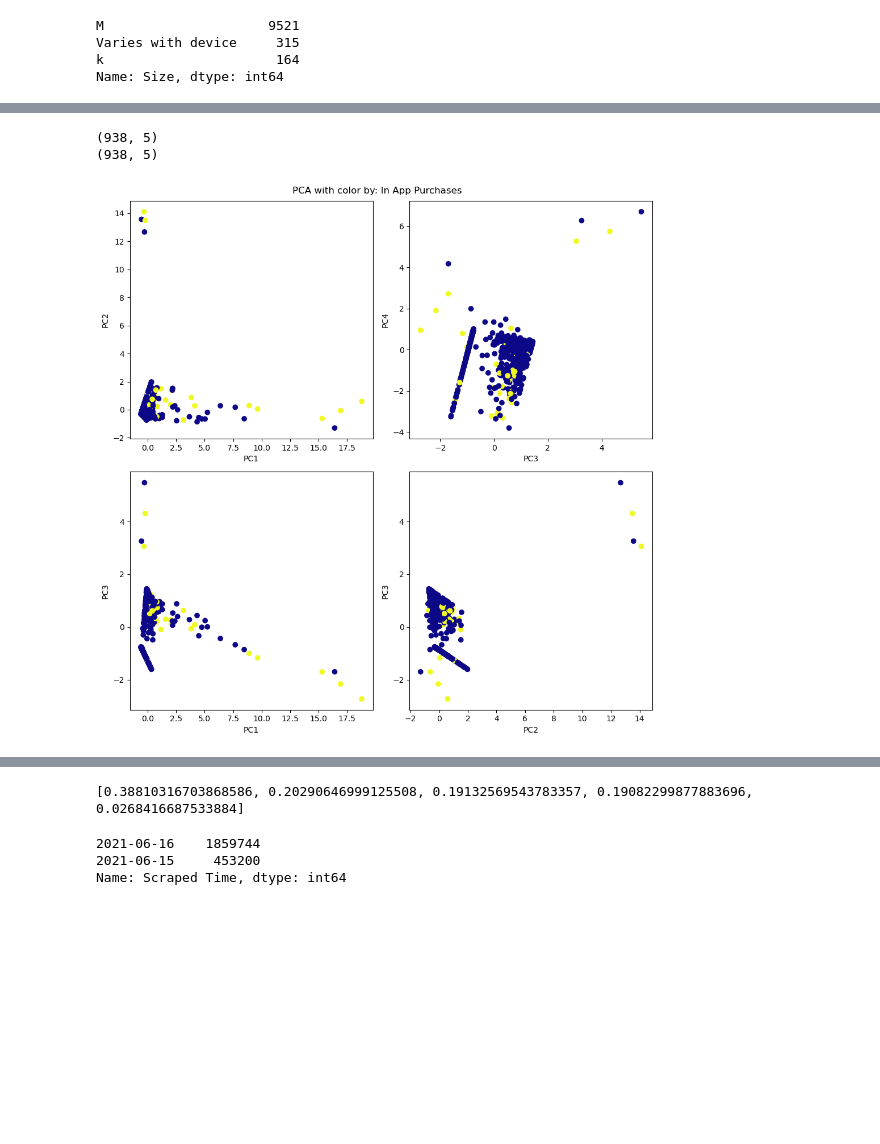
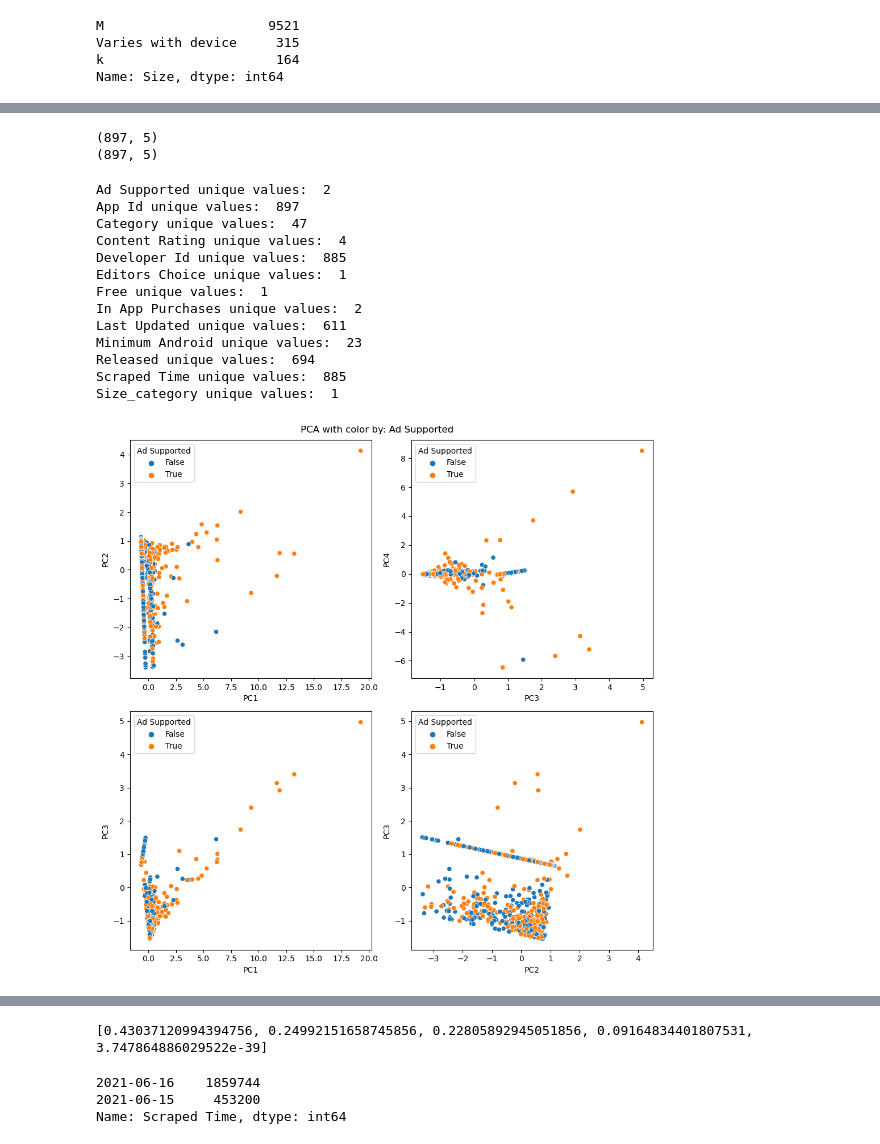
Before and after one commit to LSpekschoor/SDP_PO_123, a Jupyter notebook: Analyse-merged.ipynb, the cells around one changed output, grey strips where cells are left out. Saved outputs shown, nothing was run; the diff lists cells and outputs as text; code cells hidden in the pictures; blank space fills up the shorter version.

Commit message:
ran all code, enhanced PCA with colors for up to 10 categorical values.

```diff
--- a/Analyse-merged.ipynb
+++ b/Analyse-merged.ipynb
@@ -60,17 +60,17 @@ Name: Size, dtype: int64
 # %%
 #Separate quantitative columns into a quantitative dataframe
 q_columns = ['Rating', 'Rating Count', 'Maximum Installs', 'Price', 'Size']
-cat_columns = df.columns^q_df.columns
+cat_columns = eng_df.columns^q_columns
 q_df = eng_df[q_columns]
 cat_df = eng_df[cat_columns]
+
+#Filter, e.g. based on quantitative variable outliers or category values
 standard_deviations = 3
 q_df_filter = q_df.apply(lambda x: np.abs(x - x.mean()) / x.std() < standard_deviations).all(axis=1)
 q_df = q_df[q_df_filter]
 eng_df = eng_df[q_df_filter]
+cat_df = cat_df[q_df_filter]
 
 #Log-transform
 #Needs to be edited so it's only applied to some columns (e.g. installs but not rating)
-transf_q_df = q_df.apply(lambda x: np.log10(x, where=0<x))
+transf_q_df = q_df.apply(lambda x: np.log10(x, where=0.1<x))
-# %%
-q_columns = ['Rating', 'Rating Count', 'Maximum Installs', 'Price', 'Size']
-cat_columns = eng_df.columns[colname in q_columns for colname in eng_df.columns]
@@ -79,5 +76,0 @@ SyntaxError: invalid syntax (1917504233.py, line 2)
-# %%
-q_columns = ['Rating', 'Rating Count', 'Maximum Installs', 'Price', 'Size']
-cat_columns = df.columns^q_df.columns
-q_df = eng_df[q_columns]
-cat_df = eng_df[cat_columns]
@@ -105,19 +102,35 @@ x_pca = pca.transform(scaled_qdf)
 print(scaled_qdf.shape)
 print(x_pca.shape)
 # %% [output]
-(938, 5)
-(938, 5)
+(897, 5)
+(897, 5)
 # %%
 pcs_oi = [[1,2], [3,4], [1,3], [2,3]]
-cat_vars = ['In App Purchases']
-for cat_var_oi in cat_vars:
-    pca_fig, axs = plt.subplots(nrows = len(pcs_oi)//2, ncols=2, figsize=(10, 10))
-    for i in range(len(pcs_oi)):
-        axs[i//2, i%2].scatter(x_pca[:,pcs_oi[i][0]-1],x_pca[:,pcs_oi[i][1]-1], c=eng_df[cat_var_oi], cmap='plasma')
-        axs[i//2, i%2].set_xlabel('PC'+str(pcs_oi[i][0]))
-        axs[i//2, i%2].set_ylabel('PC'+str(pcs_oi[i][1]))
-    pca_fig.suptitle('PCA with color by: '+ cat_var_oi)
-    pca_fig.tight_layout()
-    pca_fig.savefig('./outputs/figures/pca_color_by_'+cat_var_oi+'.png')
+for cat_var_oi in cat_columns:
+    unique_cat_values = len(cat_df[cat_var_oi].value_counts())
+    print(cat_var_oi, 'unique values: ', unique_cat_values)
+    if 1 < unique_cat_values < 11: #this needs to be extended, e.g. to 10 colors by making a predefined colormap
+        pca_fig, axs = plt.subplots(nrows = len(pcs_oi)//2, ncols=2, figsize=(10, 10))
+        for i in range(len(pcs_oi)):
+            sns.scatterplot(ax=axs[i//2, i%2], x = x_pca[:,pcs_oi[i][0]-1], y= x_pca[:,pcs_oi[i][1]-1], hue=cat_df[cat_var_oi])
+            #axs[i//2, i%2].scatter(x_pca[:,pcs_oi[i][0]-1],x_pca[:,pcs_oi[i][1]-1], c=pd.factorize(cat_df[cat_var_oi]), color_map='Viridis')
+            axs[i//2, i%2].set_xlabel('PC'+str(pcs_oi[i][0]))
+            axs[i//2, i%2].set_ylabel('PC'+str(pcs_oi[i][1]))
+        pca_fig.suptitle('PCA with color by: '+ cat_var_oi)
+        pca_fig.tight_layout()
+        pca_fig.savefig('./outputs/figures/pca_color_by_'+cat_var_oi+'.png')
 # %% [output]
+Ad Supported unique values:  2
+App Id unique values:  897
+Category unique values:  47
+Content Rating unique values:  4
+Developer Id unique values:  885
+Editors Choice unique values:  1
+Free unique values:  1
+In App Purchases unique values:  2
+Last Updated unique values:  611
+Minimum Android unique values:  23
+Released unique values:  694
+Scraped Time unique values:  885
+Size_category unique values:  1
-[figure, old version]
+[figure, new version]
@@ -126,7 +141,7 @@ pcs_explained_var = pca.explained_variance_
 pcs_explained_var_perc = [i / sum(pcs_explained_var) for i in pcs_explained_var]
 print(pcs_explained_var_perc)
 # %% [output]
-[0.38810316703868586, 0.20290646999125508, 0.19132569543783357, 0.19082299877883696, 0.0268416687533884]
+[0.43037120994394756, 0.24992151658745856, 0.22805892945051856, 0.09164834401807531, 3.747864886029522e-39]
 # %%
 pd.to_datetime(df['Scraped Time']).dt.date.value_counts()
 # %% [output]
```
Also changed, not shown: parts of 5 cells of this notebook.
